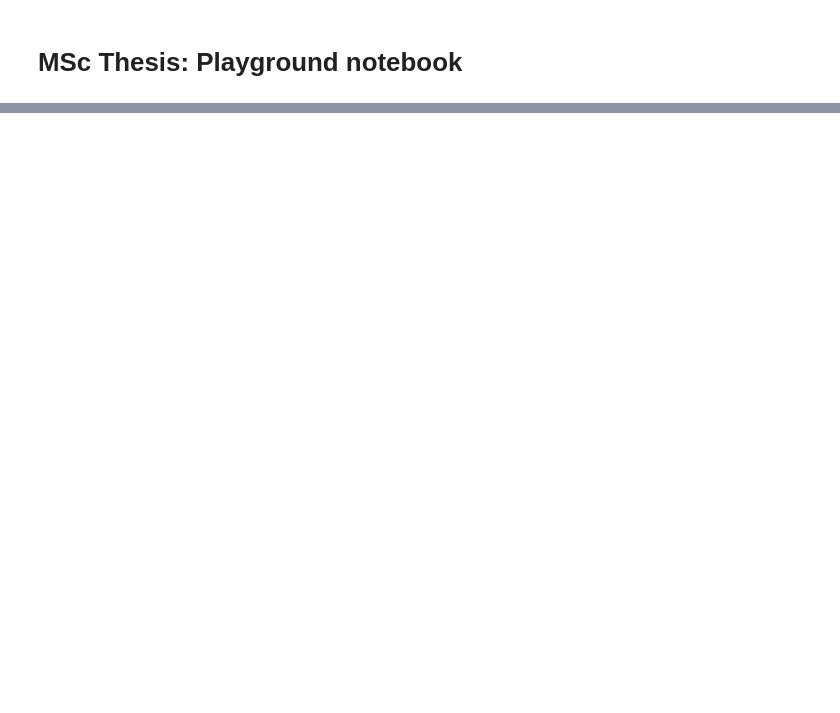
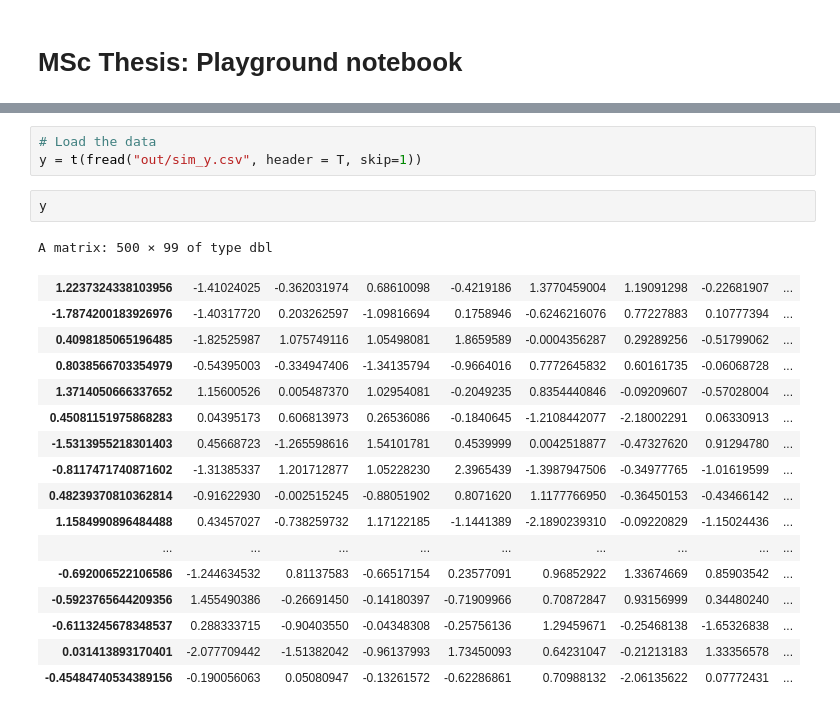
Before and after one commit to jaccobroere/vu-msc-thesis, a Jupyter notebook: src/r_playground.ipynb, the cells around one changed output, grey strips where cells are left out. Drawn from its saved outputs; the diff is of its cells as text; blank space fills up the shorter version.

```diff
--- a/src/r_playground.ipynb
+++ b/src/r_playground.ipynb
@@ -29,0 +27,23 @@ getwd()
+# %%
+# Load the data
+y = t(fread("out/sim_y.csv", header = T, skip=1))
+# %%
+y
+# %% [output]
+A matrix: 500 × 99 of type dbl
+| 1.2237324338103956 | -1.41024025 | -0.362031974 | 0.68610098 | -0.4219186 | 1.3770459004 | 1.19091298 | -0.22681907 | ... |
+| -1.7874200183926976 | -1.40317720 | 0.203262597 | -1.09816694 | 0.1758946 | -0.6246216076 | 0.77227883 | 0.10777394 | ... |
+| 0.4098185065196485 | -1.82525987 | 1.075749116 | 1.05498081 | 1.8659589 | -0.0004356287 | 0.29289256 | -0.51799062 | ... |
+| 0.8038566703354979 | -0.54395003 | -0.334947406 | -1.34135794 | -0.9664016 | 0.7772645832 | 0.60161735 | -0.06068728 | ... |
+| 1.3714050666337652 | 1.15600526 | 0.005487370 | 1.02954081 | -0.2049235 | 0.8354440846 | -0.09209607 | -0.57028004 | ... |
+| 0.45081151975868283 | 0.04395173 | 0.606813973 | 0.26536086 | -0.1840645 | -1.2108442077 | -2.18002291 | 0.06330913 | ... |
+| -1.5313955218301403 | 0.45668723 | -1.265598616 | 1.54101781 | 0.4539999 | 0.0042518877 | -0.47327620 | 0.91294780 | ... |
+| -0.8117471740871602 | -1.31385337 | 1.201712877 | 1.05228230 | 2.3965439 | -1.3987947506 | -0.34977765 | -1.01619599 | ... |
+| 0.48239370810362814 | -0.91622930 | -0.002515245 | -0.88051902 | 0.8071620 | 1.1177766950 | -0.36450153 | -0.43466142 | ... |
+| 1.1584990896484488 | 0.43457027 | -0.738259732 | 1.17122185 | -1.1441389 | -2.1890239310 | -0.09220829 | -1.15024436 | ... |
+| ... | ... | ... | ... | ... | ... | ... | ... | ... |
+| -0.692006522106586 | -1.244634532 | 0.81137583 | -0.66517154 | 0.23577091 | 0.96852922 | 1.33674669 | 0.85903542 | ... |
+| -0.5923765644209356 | 1.455490386 | -0.26691450 | -0.14180397 | -0.71909966 | 0.70872847 | 0.93156999 | 0.34480240 | ... |
+| -0.6113245678348537 | 0.288333715 | -0.90403550 | -0.04348308 | -0.25756136 | 1.29459671 | -0.25468138 | -1.65326838 | ... |
+| 0.031413893170401 | -2.077709442 | -1.51382042 | -0.96137993 | 1.73450093 | 0.64231047 | -0.21213183 | 1.33356578 | ... |
+| -0.45484740534389156 | -0.190056063 | 0.05080947 | -0.13261572 | -0.62286861 | 0.70988132 | -2.06135622 | 0.07772431 | ... |
```
Also changed, not shown: parts of 7 cells of this notebook, 1 other file.
